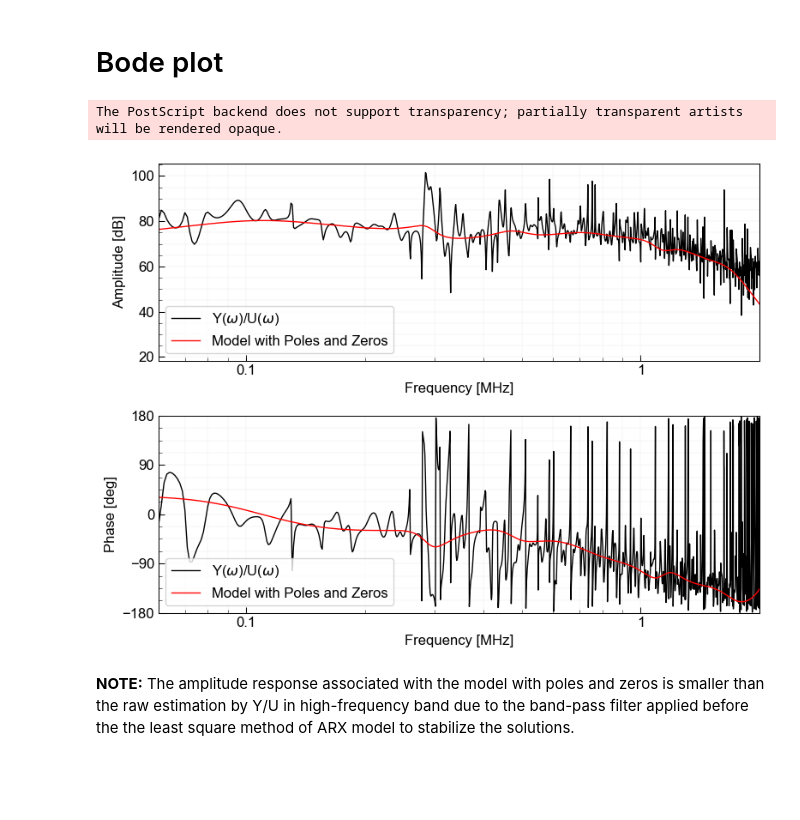
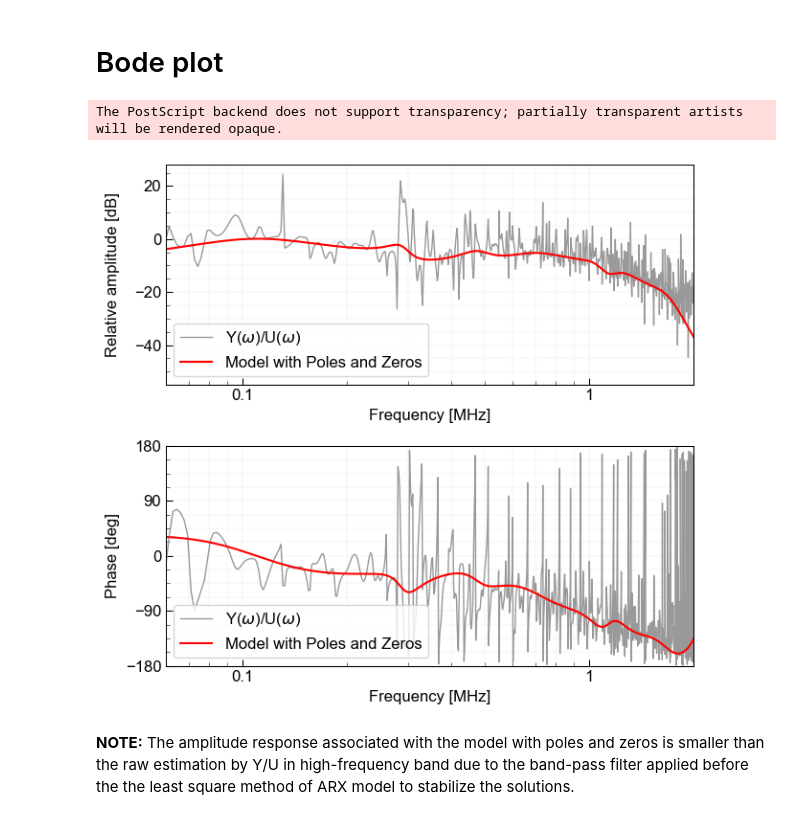
Before and after one commit to kura-okubo/AEsensor_Calibration_ARX, a Jupyter notebook: src/02_Apply_removalresp_to_AEevent.ipynb, the cells around one changed output. Drawn from its saved outputs; the diff is of its cells as text; code cells hidden in the pictures; blank space fills up the shorter version.

```diff
--- a/src/02_Apply_removalresp_to_AEevent.ipynb
+++ b/src/02_Apply_removalresp_to_AEevent.ipynb
@@ -58,7 +58,8 @@ tr.plot()
 # Load the poles and zeros
 # %%
 # Read response of AE sensor
-D = sio.loadmat("../data/AE_resp_dataandcoef_fronttop");
+AEcalib_casename = "fronttop"
+D = sio.loadmat(f"../data/AE_resp_dataandcoef_{AEcalib_casename}");
 D.keys()
 # remove response using the function
 poles_AE = np.squeeze(D["p"])
@@ -118,49 +137,53 @@ Y = np.fft.rfft(tr_y.data, n=nfft)
 g_freqs = np.fft.rfftfreq(nfft, d=1/fs)
 g_est = Y/U
 # %%
-fig, axs = plt.subplots(2, 1, figsize=(8, 6))
+fig, axs = plt.subplots(2, 1, figsize=(6.5, 6))
 xlimit = [6e4/1e6, 2e6/1e6]
 
-axs[0].semilogx(g_freqs/1e6, 20 * np.log10(abs(g_est)), "k-", label=r"Y($\omega$)/U($\omega$)", lw=1)
-axs[0].semilogx(freqs/1e6, 20 * np.log10(abs(freq_response_forward)), "r-", label="Model with Poles and Zeros", lw=1)
+A0_dB_freqind = np.where(g_freqs > 0.1e6)[0][0]
+A0_dB = abs(freq_response_forward[A0_dB_freqind])
+lc_raw = [0.6, 0.6, 0.6]
+axs[0].semilogx(g_freqs/1e6, 20 * np.log10(abs(g_est)/A0_dB), "-", c=lc_raw, label=r"Y($\omega$)/U($\omega$)", lw=1)
+axs[0].semilogx(freqs/1e6, 20 * np.log10(abs(freq_response_forward)/A0_dB), "r-", label="Model with Poles and Zeros", lw=1.5)
 
 axs[0].set_xlabel("Frequency [MHz]")
-axs[0].set_ylabel("Amplitude [dB]")
+axs[0].set_ylabel("Relative amplitude [dB]")
 axs[0].set_xlim(xlimit)
 axs[0].set_xticks([0.1, 1])
 axs[0].set_xticklabels([0.1, 1])
 
 
 # axs[0].set_ylim([40, 100])
 axs[0].legend(loc=3)
 
 
 # angles_gest = np.unwrap(np.angle(g_est)) # unwrap the angle to make it continuous; not applied for this figure
 # angles_paz = np.unwrap(np.angle(freq_response_forward))
 angles_gest = np.angle(g_est)
 angles_paz = np.angle(freq_response_forward)
 
-axs[1].semilogx(g_freqs/1e6, np.rad2deg(angles_gest), 'k', label=r"Y($\omega$)/U($\omega$)", lw=1)
-axs[1].semilogx(freqs/1e6, np.rad2deg(angles_paz), 'r', label="Model with Poles and Zeros", lw=1)
+axs[1].semilogx(g_freqs/1e6, np.rad2deg(angles_gest), c=lc_raw, label=r"Y($\omega$)/U($\omega$)", lw=1)
+axs[1].semilogx(freqs/1e6, np.rad2deg(angles_paz), 'r', label="Model with Poles and Zeros", lw=1.5)
 
 axs[1].set_xlabel("Frequency [MHz]")
 axs[1].set_ylabel('Phase [deg]')
 axs[1].set_ylim([-180, 180])
 axs[1].set_yticks([-180, -90, 0, 90, 180])
 axs[1].set_xlim(xlimit)
 axs[1].set_xticks([0.1, 1])
 axs[1].set_xticklabels([0.1, 1])
 axs[1].legend(loc=3)
 
 for i in range(2):
     axs[i].grid(True, c=np.array([230, 230, 230])/255, lw=0.25, which="both",)
     axs[i].set_axisbelow('True')
 
+fig.align_ylabels(axs)
 plt.tight_layout()
-plt.savefig("../figure/AEsensor_bode.png", dpi=300)
-plt.savefig("../figure/AEsensor_bode.eps")
+plt.savefig(f"../figure/AEsensor_bode_{AEcalib_casename}.png", dpi=300)
+plt.savefig(f"../figure/AEsensor_bode_{AEcalib_casename}.eps")
 # %% [output]
 The PostScript backend does not support transparency; partially transparent artists will be rendered opaque.
-[figure, old version]
+[figure, new version]
 # %% [markdown]
 **NOTE:** The amplitude response associated with the model with poles and zeros is smaller than the raw estimation by Y/U in high-frequency band due to the band-pass filter applied before the the least square method of ARX model to stabilize the solutions.
```
Also changed, not shown: parts of 6 cells of this notebook, 21 other files.
